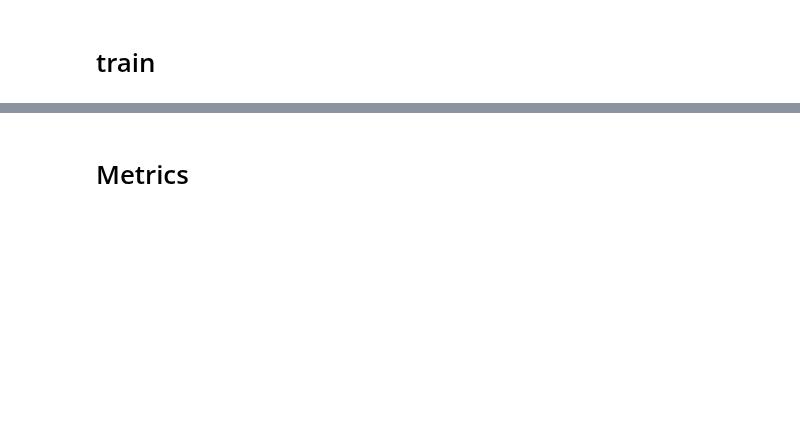
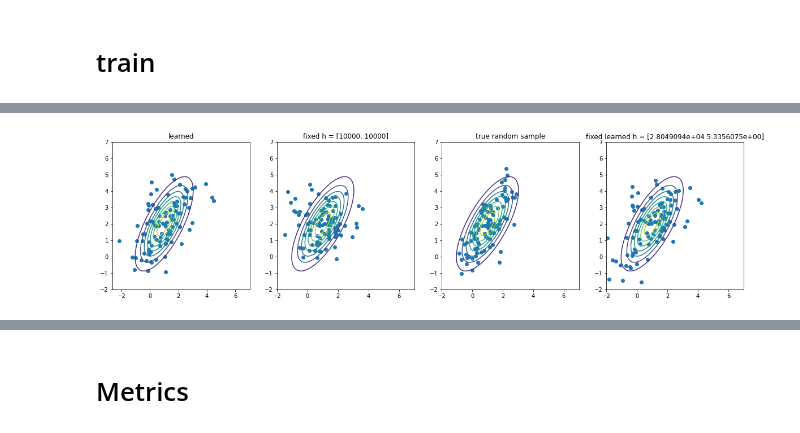
Before and after one commit to ratschlab/projects-2020-Neural-SVGD, a Jupyter notebook: Train (multi dim experiments).ipynb, the cells around one changed output, grey strips where cells are left out. Saved outputs shown, nothing was run; the diff lists cells and outputs as text; code cells hidden in the pictures; blank space fills up the shorter version.

```diff
--- a/Train (multi dim experiments).ipynb
+++ b/Train (multi dim experiments).ipynb
@@ -74,3 +78,12 @@ learned bandwidth [[1002.69214  613.9903 ]
+# %%
+s = dist.sample(shape=(n,))
+fig, axs = plt.subplots(1, 4, figsize = [20, 4.8])
+for ax, out, title in zip(axs, (x, xs, s, xpost), ("learned", f"fixed h = {h}", "true random sample", f"fixed learned h = {learned_h}")):
+    _ = ax.contour(*plot.make_meshgrid(dist.pdf, [-2, 7]))
+    _ = ax.scatter(*out.T)
+    _ = ax.set_title(title)
+# %% [output]
+[figure, added]
 # %%
 plot.svgd_log(log)
 # %% [output]
```
Also changed, not shown: parts of 11 cells of this notebook, 3 other files.
